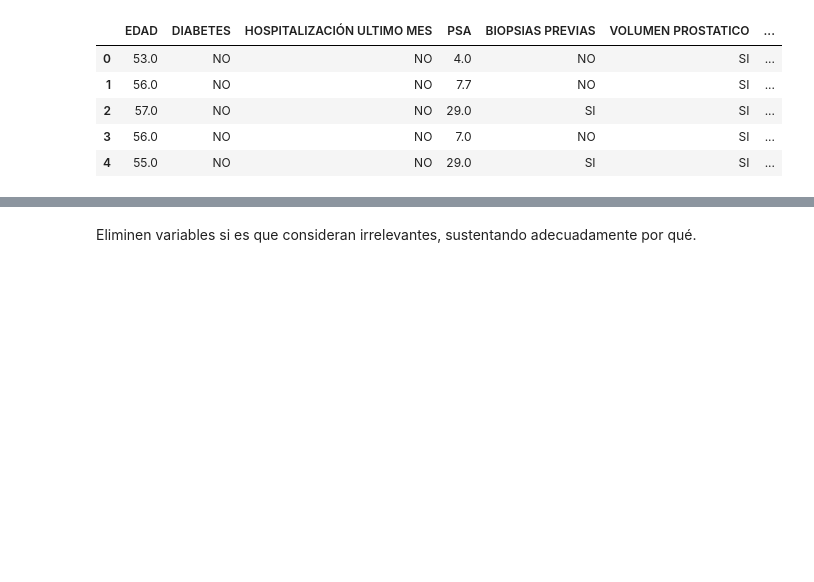
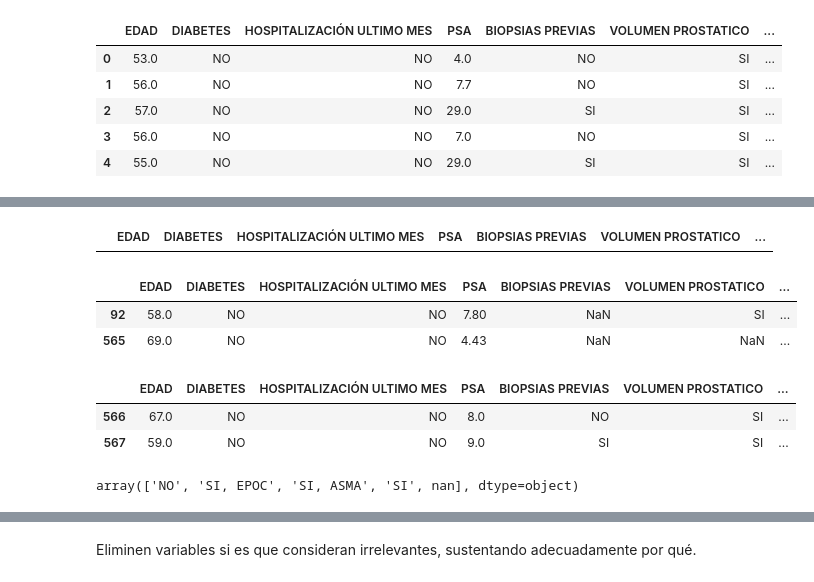
Before and after one commit to JUrielCerecero/proyecto-machine-learning-clasificacion-enfermedades, a Jupyter notebook: Proyecto_Integrador_2A_Preparacion_de_datos.ipynb, the cells around one changed output, grey strips where cells are left out. Saved outputs shown, nothing was run; the diff lists cells and outputs as text; code cells hidden in the pictures; blank space fills up the shorter version.

```diff
--- a/Proyecto_Integrador_2A_Preparacion_de_datos.ipynb
+++ b/Proyecto_Integrador_2A_Preparacion_de_datos.ipynb
@@ -45,0 +71,15 @@ memory usage: 89.2+ KB
+# %%
+# se cambian valores nulos de la columna PSA con el promedio de cada categoria de hospitalización
+dfhosp_limpio.loc[dfhosp_limpio.HOSPITALIZACION=='SI', 'PSA'] =dfhosp_limpio.PSA[dfhosp_limpio.HOSPITALIZACION=='SI'].fillna(value=round(dfhosp_limpio.PSA[dfhosp_limpio.HOSPITALIZACION=='SI'].mean(),1))
+dfhosp_limpio.loc[dfhosp_limpio.HOSPITALIZACION=='NO', 'PSA'] = dfhosp_limpio.PSA[dfhosp_limpio.HOSPITALIZACION=='NO'].fillna(value=round(dfhosp_limpio.PSA[dfhosp_limpio.HOSPITALIZACION=='NO'].mean(),1))
+# corroboramos que ya no hay nulos en la columna PSA
+dfhosp_limpio[dfhosp_limpio.PSA.isna()]
+# %% [output]
+|  | EDAD | DIABETES | HOSPITALIZACIÓN ULTIMO MES | PSA | BIOPSIAS PREVIAS | VOLUMEN PROSTATICO | ... |
+# %%
+# se ven las filas con valores nulos de la columna BIOPSIAS PREVIAS
+dfhosp_limpio[dfhosp_limpio['BIOPSIAS PREVIAS'].isna()]
+# %% [output]
+|  | EDAD | DIABETES | HOSPITALIZACIÓN ULTIMO MES | PSA | BIOPSIAS PREVIAS | VOLUMEN PROSTATICO | ... |
+| 92 | 58.0 | NO | NO | 7.80 | NaN | SI | ... |
+| 565 | 69.0 | NO | NO | 4.43 | NaN | NaN | ... |
@@ -45,0 +90,12 @@ memory usage: 89.2+ KB
+# %%
+#se checan las filas con valores nulos de la columna ENF. CRONICA PULMONAR OBSTRUCTIVA
+dfhosp_limpio[dfhosp_limpio['ENF. CRONICA PULMONAR OBSTRUCTIVA'].isna()]
+# %% [output]
+|  | EDAD | DIABETES | HOSPITALIZACIÓN ULTIMO MES | PSA | BIOPSIAS PREVIAS | VOLUMEN PROSTATICO | ... |
+| 566 | 67.0 | NO | NO | 8.0 | NO | SI | ... |
+| 567 | 59.0 | NO | NO | 9.0 | SI | SI | ... |
+# %%
+#se checan que tipo de datos contiene, y vemos que son categoricos
+dfhosp_limpio['ENF. CRONICA PULMONAR OBSTRUCTIVA'].unique()
+# %% [output]
+array(['NO', 'SI, EPOC', 'SI, ASMA', 'SI', nan], dtype=object)
```
Also changed, not shown: parts of 18 cells of this notebook.
